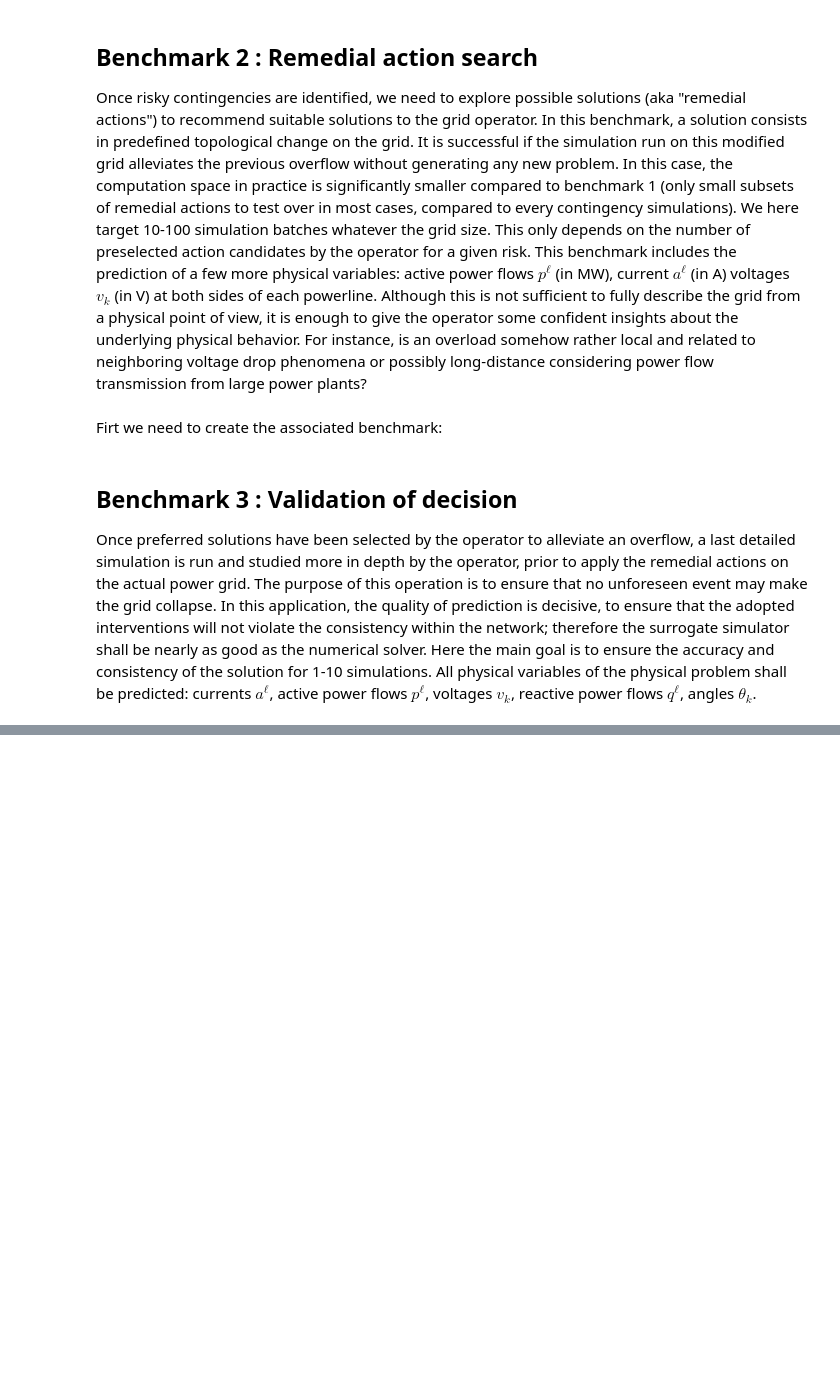
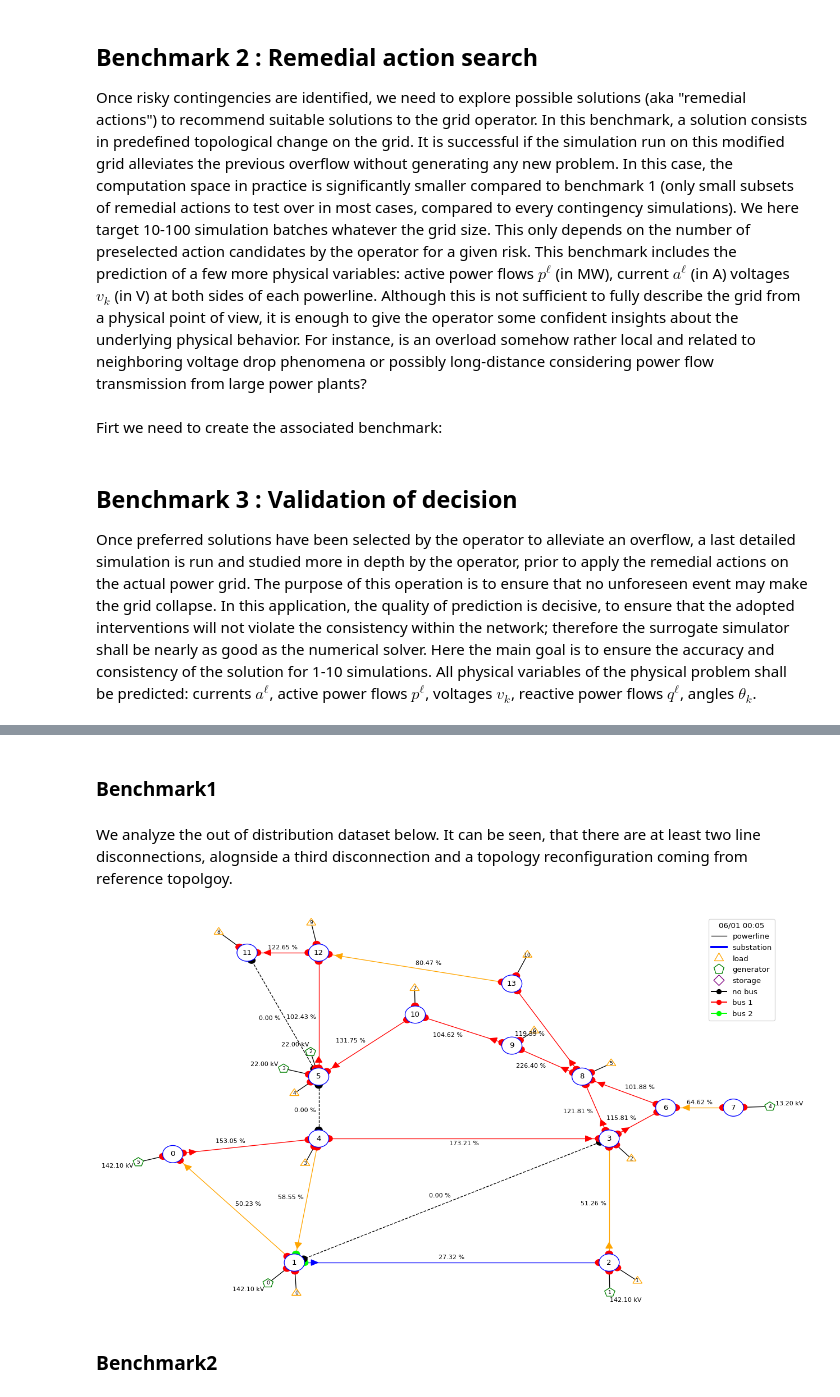
Before and after one commit to IRT-SystemX/LIPS, a Jupyter notebook: getting_started/01_GenerateData.ipynb, the cells around one changed output, grey strips where cells are left out. Drawn from its saved outputs; the diff is of its cells as text; code cells hidden in the pictures; blank space fills up the shorter version.

```diff
--- a/getting_started/01_GenerateData.ipynb
+++ b/getting_started/01_GenerateData.ipynb
@@ -87,0 +90,11 @@ benchmark3.generate(nb_sample_train=int(1e5),
+# %%
+from grid2op.PlotGrid import PlotMatplot
+def visualize_obs(env, obs):
+    plot_helper = PlotMatplot(env.observation_space)
+    fig_custom = plot_helper.plot_obs(obs,
+                                      line_info="rho",
+                                      load_info=None,  # i don't plot anything concerning the load
+                                      gen_info="v"  # i draw the voltage setpoint of the generators
+                                      )
+# %% [markdown]
+### Benchmark1
@@ -87,0 +103,11 @@ benchmark3.generate(nb_sample_train=int(1e5),
+# %% [markdown]
+We analyze the out of distribution dataset below. It can be seen, that there are at least two line disconnections, alognside a third disconnection and a topology reconfiguration coming from reference topolgoy.
+# %%
+obs = benchmark1.env.reset()
+action = benchmark1.test_ood_topo_actor.act(obs)
+obs, *_ = benchmark1.env.step(action)
+visualize_obs(benchmark1.env, obs)
+# %% [output]
+[figure, added]
+# %% [markdown]
+### Benchmark2
```
Also changed, not shown: parts of 13 cells of this notebook.
